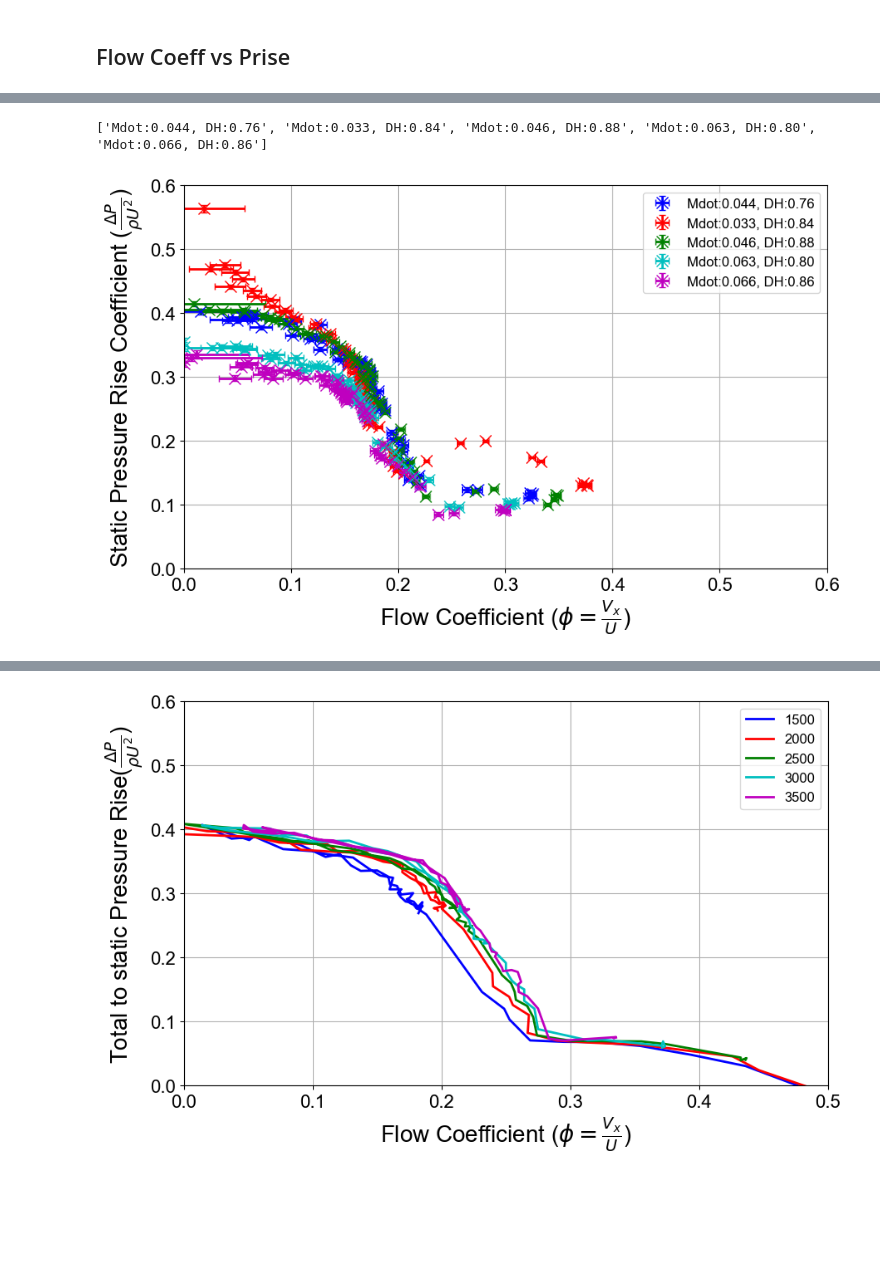
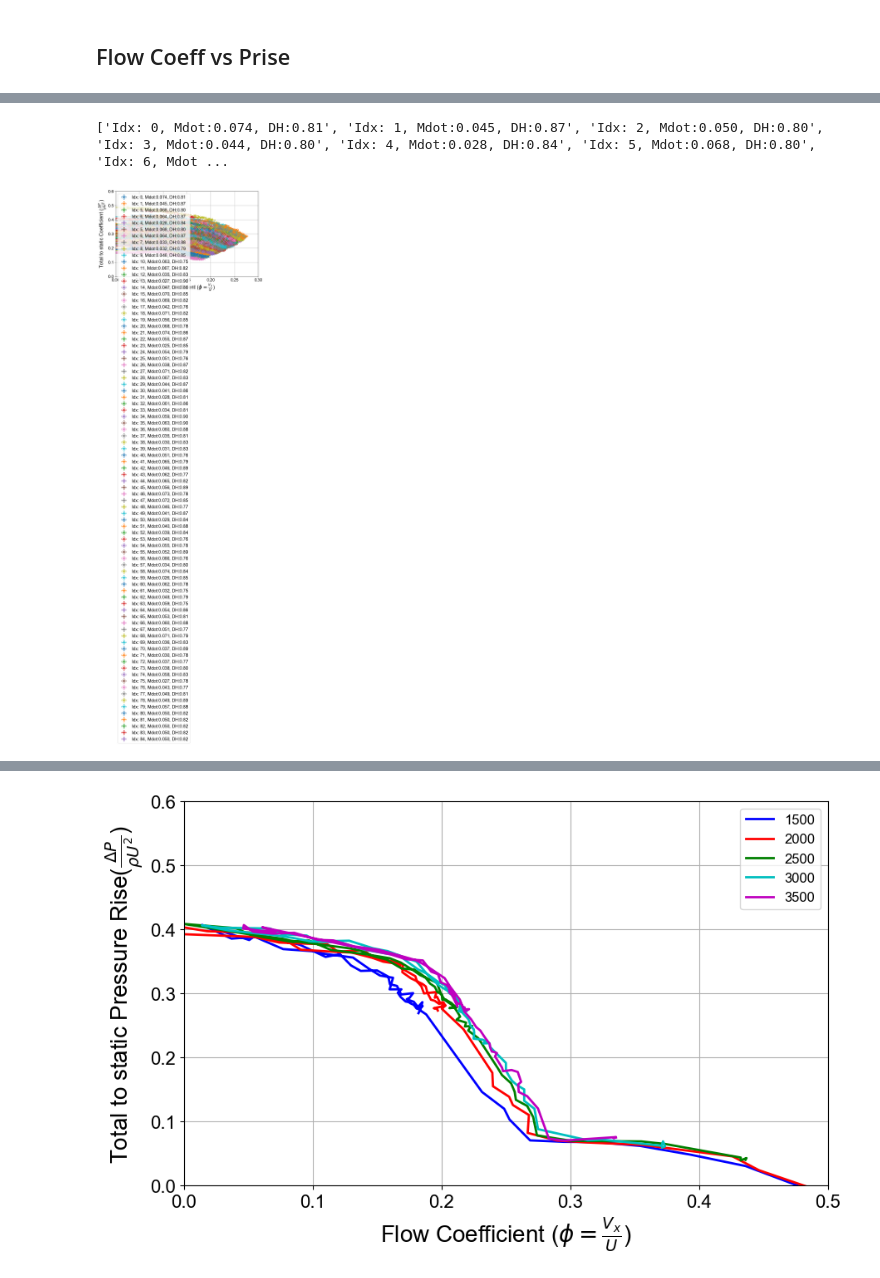
Before and after one commit to angus-chisholm/low-re-fan, a Jupyter notebook: results_plotter.ipynb, the cells around one changed output, grey strips where cells are left out. Drawn from its saved outputs; the diff is of its cells as text; code cells hidden in the pictures; blank space fills up the shorter version.

```diff
--- a/results_plotter.ipynb
+++ b/results_plotter.ipynb
@@ -123,0 +133,3 @@ file_names = [
+# %%
+# file_names = os.listdir(r"data\doe_data")
+file_names = sorted(os.listdir(r"data\doe_data"), key=lambda f: int(re.search(r'\d+', f).group()))
@@ -124,10 +140,11 @@ file_names = [
 # %%
-param_values = pd.read_csv('doe_params.csv',index_col=0)
+param_values = pd.read_csv('doe_params.csv',index_col=None)
+# param_values = [param_values.iloc[0],param_values.iloc[4]]
 # %%
 fan_results = []
 avgSpeeds = []
 for i, f in enumerate(file_names):
-    fan_results.append(pd.read_csv(f))
+    fan_results.append(pd.read_csv(f"data/doe_data/{f}"))
     avgSpeeds.append(np.mean(fan_results[i]['rpm_mean']))
 
 # labels = ["5 Blade", "7 Blade", "11 Blade"]
@@ -135,4 +152,8 @@ for i, f in enumerate(file_names):
 # labels = ["stall 5 blade"]
 # labels = ["Standard", "Shrouded", "3 Chevron", "5 Chevron", "7 Chevron"]
 # labels = ['1500', '2000', '2500', '3000', '3500']
-labels = [f"Mdot:{row[1]:.3f}, DH:{row[2]:.2f}" for row in param_values.itertuples()]
+# labels = [f"Mdot:{row[1]:.3f}, DH:{row[2]:.2f}" for row in param_values.iloc[:5].itertuples()]+[f"test rig (same as Mdot:0.028, DH:0.84)",f"test rig (same as Mdot:0.074, DH:0.81)"]
+# labels = [f"Mdot:{row.iloc[0]:.3f}, DH:{row.iloc[1]:.2f}" for row in param_values]+[f"test rig (same as Mdot:0.028, DH:0.84)",f"test rig (same as Mdot:0.074, DH:0.81)","repeat, outside box", "repeat test"]
+# labels = ["initial", "in&out", "rebuild"]
+print(param_values.head())
+labels = [f"Idx: {i}, Mdot:{row["mdot"]:.3f}, DH:{row["DH_mid"]:.2f}" for i,row in param_values.iterrows()]
@@ -139,7 +174,7 @@ labels = [f"Mdot:{row[1]:.3f}, DH:{row[2]:.2f}" for row in param_values.itertupl
 # %%
 print(labels)
 # %% [output]
-['Mdot:0.044, DH:0.76', 'Mdot:0.033, DH:0.84', 'Mdot:0.046, DH:0.88', 'Mdot:0.063, DH:0.80', 'Mdot:0.066, DH:0.86']
+['Idx: 0, Mdot:0.074, DH:0.81', 'Idx: 1, Mdot:0.045, DH:0.87', 'Idx: 2, Mdot:0.050, DH:0.80', 'Idx: 3, Mdot:0.044, DH:0.80', 'Idx: 4, Mdot:0.028, DH:0.84', 'Idx: 5, Mdot:0.068, DH:0.80', 'Idx: 6, Mdot ...
 # %%
 for d in fan_results:
     # Calculation of 95% confidence intervals
@@ -155,2 +190,2 @@ colours = ['b','r','g','c','m']
 # %%
-plt.style.use('presentation.mplstyle')
+plt.style.use('report.mplstyle')
@@ -157,24 +204,43 @@ plt.style.use('presentation.mplstyle')
 # %%
 fig3,ax3 = plt.subplots(1,1,figsize=(10,6))
 errorbar_format = {'fmt':'x','capsize':3}
 for i, r in enumerate(fan_results):
-    ax3.errorbar(r['    '],
+    if i==2:
+        i=5
+    elif i==3:
+        i=6
+
+    # if i==index:
+    #     pass
+    # elif i>index-3 and i < index+3:
+    #     pass
+    # elif i==69:
+    #     pass
+    # else:
+    #     continue
+    ax3.errorbar(r['flow_coefficient_mean'],
                  r['pressure_rise_coefficient_mean'],
                  xerr=r['flowcoeff_confidence'],
                  yerr=r['prisecoeff_confidence'],
-                 color=colours[i], label = labels[i], **errorbar_format)
+                 #color=colours[i],
+                 label = labels[i], **errorbar_format)
+    # ax3.plot(r['flow_coefficient_mean'], r['efficiency_mean'],label = labels[i])
+
+x = np.linspace(0,0.3,50)
+k = 3.7
+# ax3.plot(x,k*x*x,label = "system curve")
 ax3.set_xlabel("Flow Coefficient ($\\phi = \\frac{V_x}{U}$)")
-ax3.set_ylabel("Static Pressure Rise Coefficient ($\\frac{\\Delta P}{\\rho U^2}$)")
+ax3.set_ylabel("Total to static Coefficient ($\\frac{\\Delta P}{\\rho U^2}$)")
 ax3.grid()
 ax3.set_ylim(0,0.6)
-ax3.set_xlim(0,0.6)
+ax3.set_xlim(0,0.3)
 ax3.legend()
 # fig3.savefig("report/repeat_fan_performance_curve.svg", bbox_inches='tight')
 # fig3.savefig("report/fan_performance_curve_multi_fan.svg", bbox_inches='tight')
 # fig3.savefig("report/repeat_confidence95_fan_performance_curve.svg", bbox_inches='tight')
 plt.show()
 # %% [output]
-[figure, old version]
+[figure, new version]
 # %%
 fig32,ax32 = plt.subplots(1,1,figsize=(10,6))
 errorbar_format = {'fmt':'x','capsize':3}
```
Also changed, not shown: parts of 12 cells of this notebook, 42 other files.
